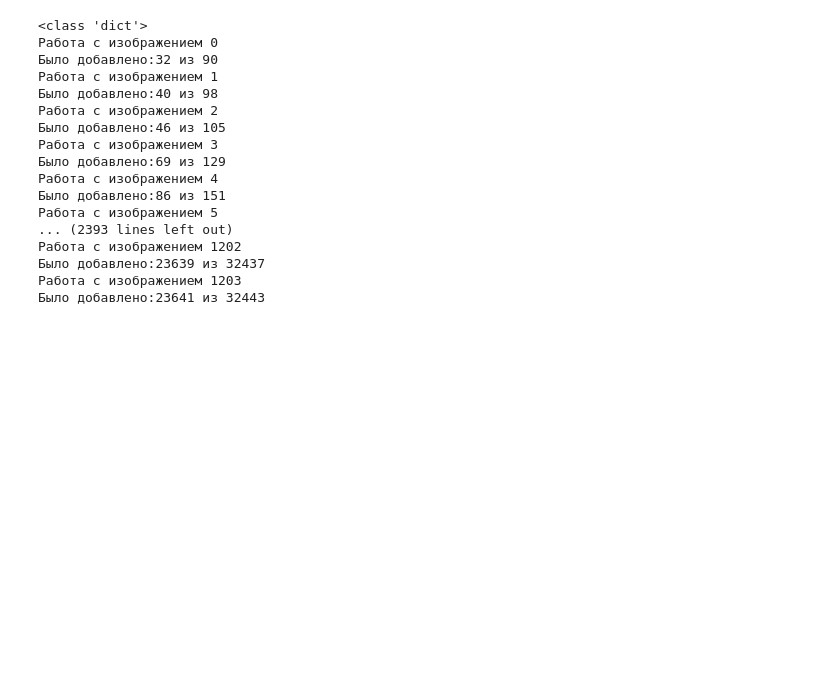
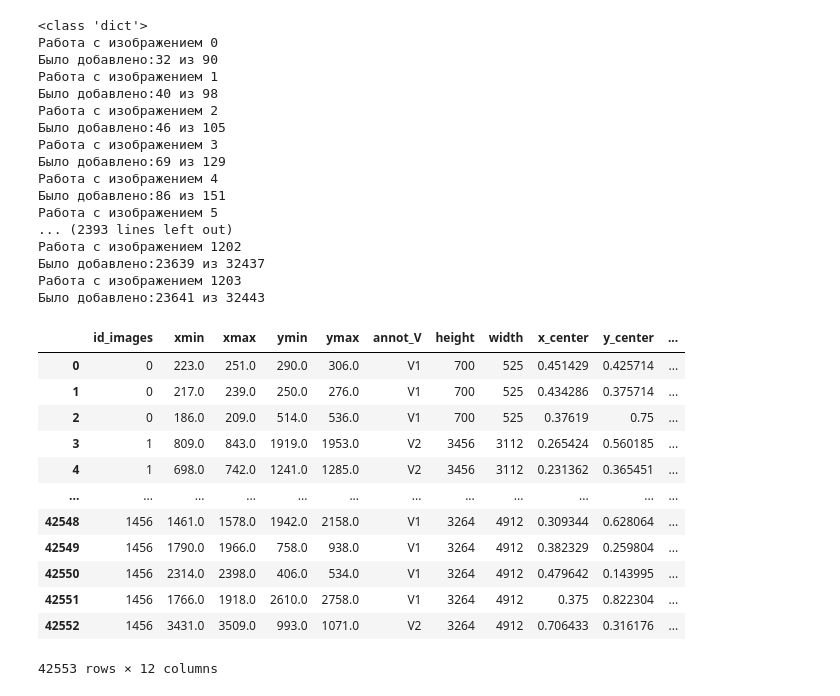
Before and after one commit to reqmd/yolov8_acne04, a Jupyter notebook: ACNE_research.ipynb, the cells around one changed output. Drawn from its saved outputs; the diff is of its cells as text; code cells hidden in the pictures; blank space fills up the shorter version.

```diff
--- a/ACNE_research.ipynb
+++ b/ACNE_research.ipynb
@@ -164,0 +187,16 @@ df_FINAL = df_FINAL[(df_FINAL['xmax'] < 7000) & (df_FINAL['xmin'] > 0)]
+# %%
+df_merged
+# %% [output]
+|  | id_images | xmin | xmax | ymin | ymax | annot_V | height | width | x_center | y_center | ... |
+| 0 | 0 | 223.0 | 251.0 | 290.0 | 306.0 | V1 | 700 | 525 | 0.451429 | 0.425714 | ... |
+| 1 | 0 | 217.0 | 239.0 | 250.0 | 276.0 | V1 | 700 | 525 | 0.434286 | 0.375714 | ... |
+| 2 | 0 | 186.0 | 209.0 | 514.0 | 536.0 | V1 | 700 | 525 | 0.37619 | 0.75 | ... |
+| 3 | 1 | 809.0 | 843.0 | 1919.0 | 1953.0 | V2 | 3456 | 3112 | 0.265424 | 0.560185 | ... |
+| 4 | 1 | 698.0 | 742.0 | 1241.0 | 1285.0 | V2 | 3456 | 3112 | 0.231362 | 0.365451 | ... |
+| ... | ... | ... | ... | ... | ... | ... | ... | ... | ... | ... | ... |
+| 42548 | 1456 | 1461.0 | 1578.0 | 1942.0 | 2158.0 | V1 | 3264 | 4912 | 0.309344 | 0.628064 | ... |
+| 42549 | 1456 | 1790.0 | 1966.0 | 758.0 | 938.0 | V1 | 3264 | 4912 | 0.382329 | 0.259804 | ... |
+| 42550 | 1456 | 2314.0 | 2398.0 | 406.0 | 534.0 | V1 | 3264 | 4912 | 0.479642 | 0.143995 | ... |
+| 42551 | 1456 | 1766.0 | 1918.0 | 2610.0 | 2758.0 | V1 | 3264 | 4912 | 0.375 | 0.822304 | ... |
+| 42552 | 1456 | 3431.0 | 3509.0 | 993.0 | 1071.0 | V2 | 3264 | 4912 | 0.706433 | 0.316176 | ... |
+42553 rows × 12 columns
```
Also changed, not shown: parts of 4 cells of this notebook, 4 other files.
